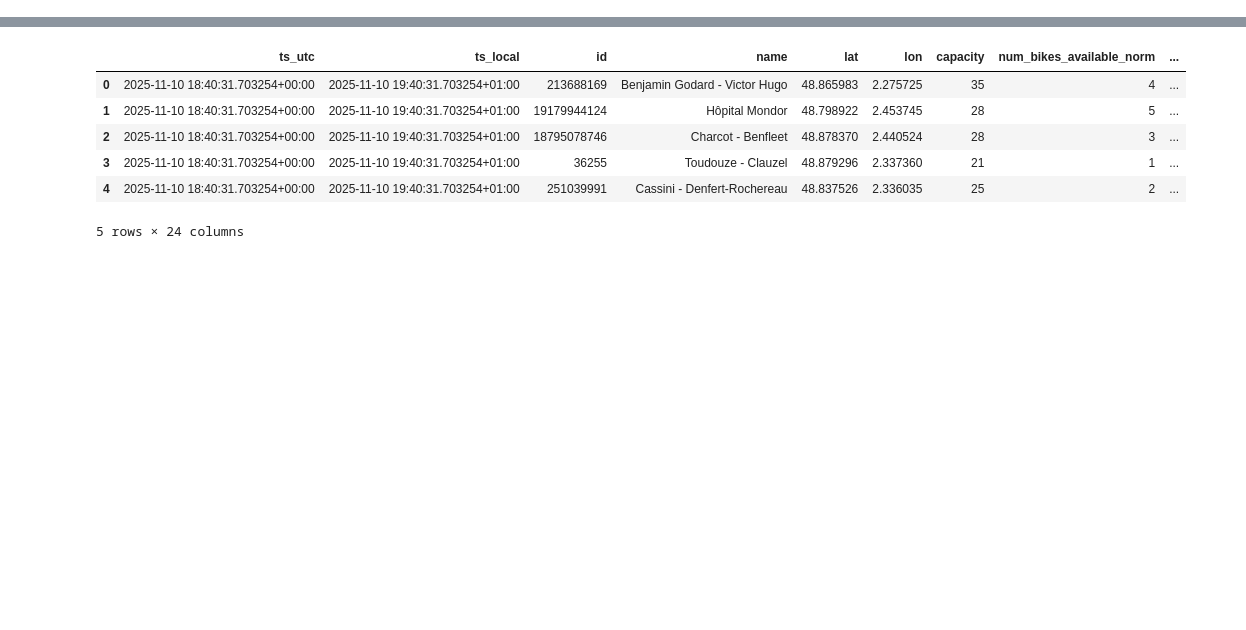
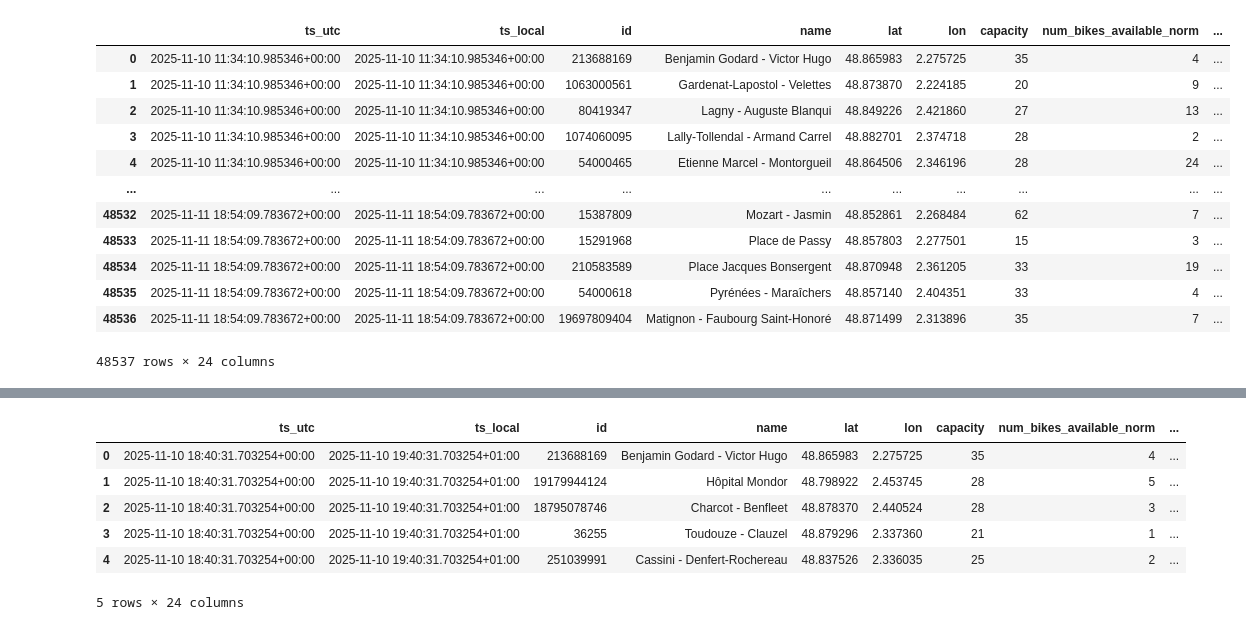
Before and after one commit to SouhaiLOps/Velib-analytics-, a Jupyter notebook: notebooks/real_time_velib.ipynb, the cells around one changed output, grey strips where cells are left out. Saved outputs shown, nothing was run; the diff lists cells and outputs as text; code cells hidden in the pictures; blank space fills up the shorter version.

```diff
--- a/notebooks/real_time_velib.ipynb
+++ b/notebooks/real_time_velib.ipynb
@@ -0,0 +73,16 @@
+# %%
+df_name
+# %% [output]
+|  | ts_utc | ts_local | id | name | lat | lon | capacity | num_bikes_available_norm | ... |
+| 0 | 2025-11-10 11:34:10.985346+00:00 | 2025-11-10 11:34:10.985346+00:00 | 213688169 | Benjamin Godard - Victor Hugo | 48.865983 | 2.275725 | 35 | 4 | ... |
+| 1 | 2025-11-10 11:34:10.985346+00:00 | 2025-11-10 11:34:10.985346+00:00 | 1063000561 | Gardenat-Lapostol - Velettes | 48.873870 | 2.224185 | 20 | 9 | ... |
+| 2 | 2025-11-10 11:34:10.985346+00:00 | 2025-11-10 11:34:10.985346+00:00 | 80419347 | Lagny - Auguste Blanqui | 48.849226 | 2.421860 | 27 | 13 | ... |
+| 3 | 2025-11-10 11:34:10.985346+00:00 | 2025-11-10 11:34:10.985346+00:00 | 1074060095 | Lally-Tollendal - Armand Carrel | 48.882701 | 2.374718 | 28 | 2 | ... |
+| 4 | 2025-11-10 11:34:10.985346+00:00 | 2025-11-10 11:34:10.985346+00:00 | 54000465 | Etienne Marcel - Montorgueil | 48.864506 | 2.346196 | 28 | 24 | ... |
+| ... | ... | ... | ... | ... | ... | ... | ... | ... | ... |
+| 48532 | 2025-11-11 18:54:09.783672+00:00 | 2025-11-11 18:54:09.783672+00:00 | 15387809 | Mozart - Jasmin | 48.852861 | 2.268484 | 62 | 7 | ... |
+| 48533 | 2025-11-11 18:54:09.783672+00:00 | 2025-11-11 18:54:09.783672+00:00 | 15291968 | Place de Passy | 48.857803 | 2.277501 | 15 | 3 | ... |
+| 48534 | 2025-11-11 18:54:09.783672+00:00 | 2025-11-11 18:54:09.783672+00:00 | 210583589 | Place Jacques Bonsergent | 48.870948 | 2.361205 | 33 | 19 | ... |
+| 48535 | 2025-11-11 18:54:09.783672+00:00 | 2025-11-11 18:54:09.783672+00:00 | 54000618 | Pyrénées - Maraîchers | 48.857140 | 2.404351 | 33 | 4 | ... |
+| 48536 | 2025-11-11 18:54:09.783672+00:00 | 2025-11-11 18:54:09.783672+00:00 | 19697809404 | Matignon - Faubourg Saint-Honoré | 48.871499 | 2.313896 | 35 | 7 | ... |
+48537 rows × 24 columns
```
Also changed, not shown: parts of 7 cells of this notebook, 1 other file.
